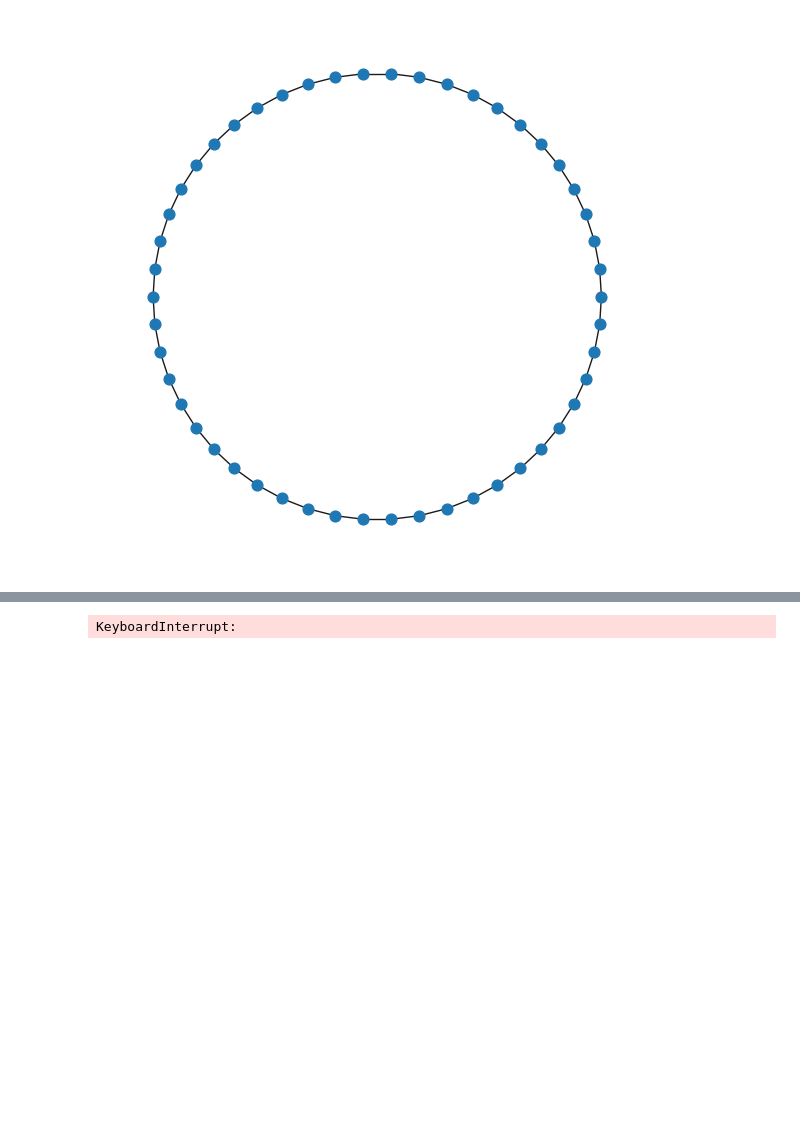
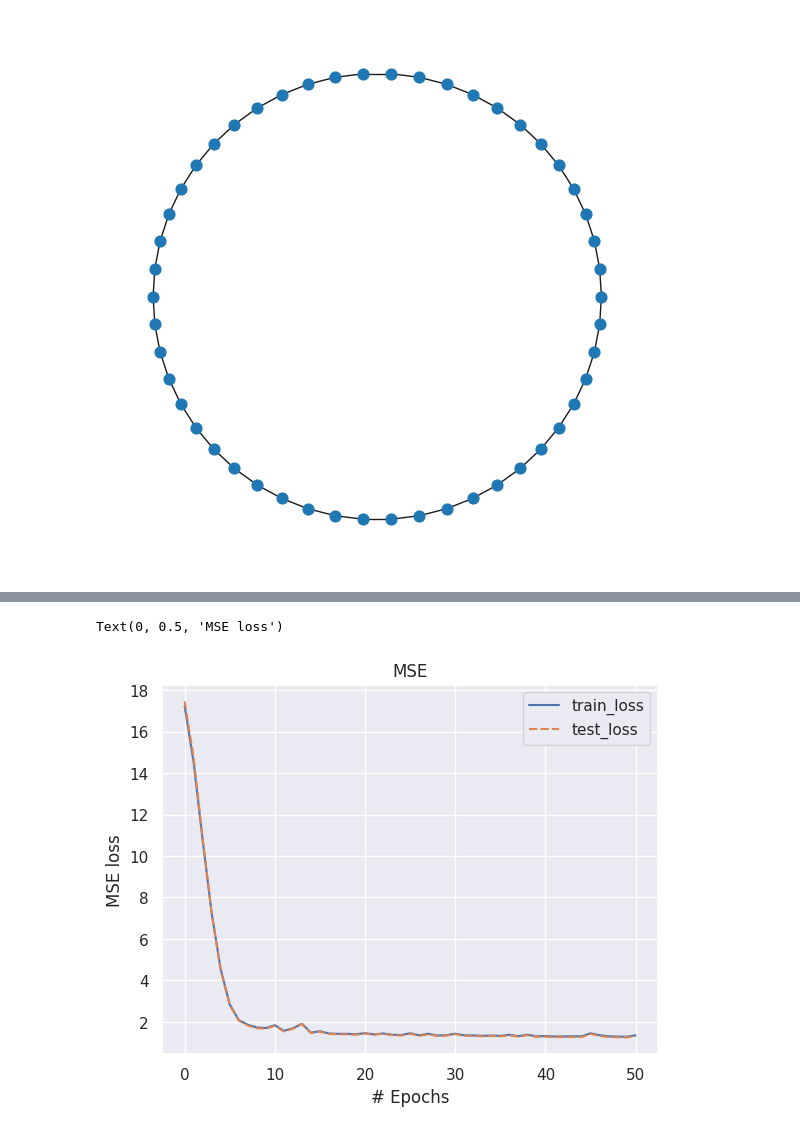
Before and after one commit to benbencik/sfg_gnn, a Jupyter notebook: notebooks/Heisenberg_GAT.ipynb, the cells around one changed output, grey strips where cells are left out. Cells and saved outputs as stored; diff of their text form; code cells hidden in the pictures; blank space fills up the shorter version.

```diff
--- a/notebooks/Heisenberg_GAT.ipynb
+++ b/notebooks/Heisenberg_GAT.ipynb
@@ -170,6 +211,6 @@ Sum of parameters:  481
 +--------------------+----------------------------+----------------+----------+
 # %%
-epoch = 10
+epoch = 50
 writer = SummaryWriter()
 train_loss, test_loss = [], []
 
@@ -203,4 +251,5 @@ Epoch: 009, Train Loss: 4.44243, Test Loss: 3.99388
-KeyboardInterrupt:
+Text(0, 0.5, 'MSE loss')
+[figure, added]
 # %%
 pred_df = pandas.DataFrame(columns=['pred', 'y_true', 'mse'])
 model.eval()
```
Also changed, not shown: parts of 13 cells of this notebook.
